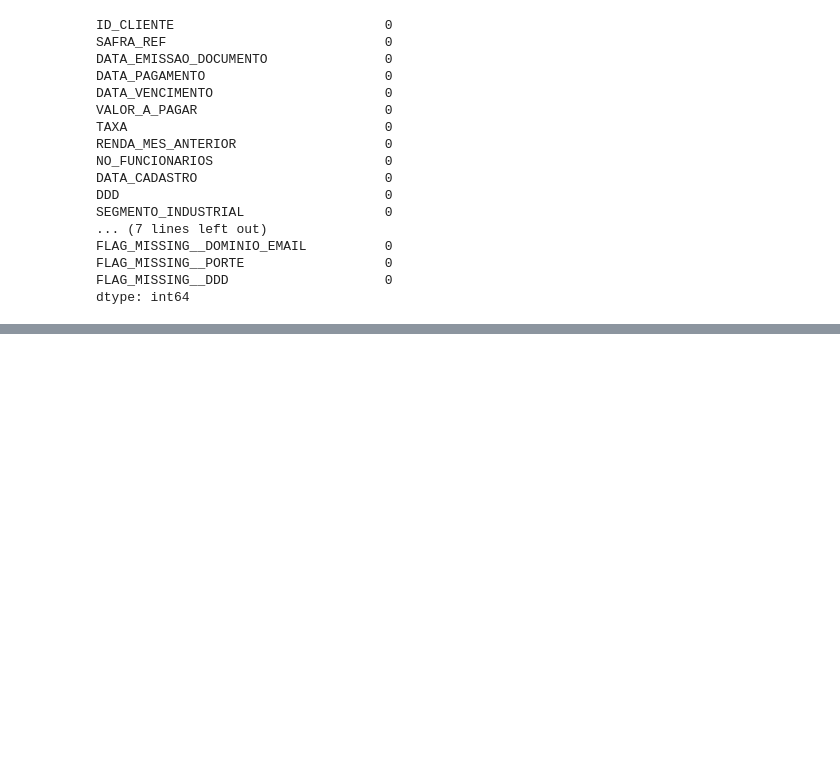
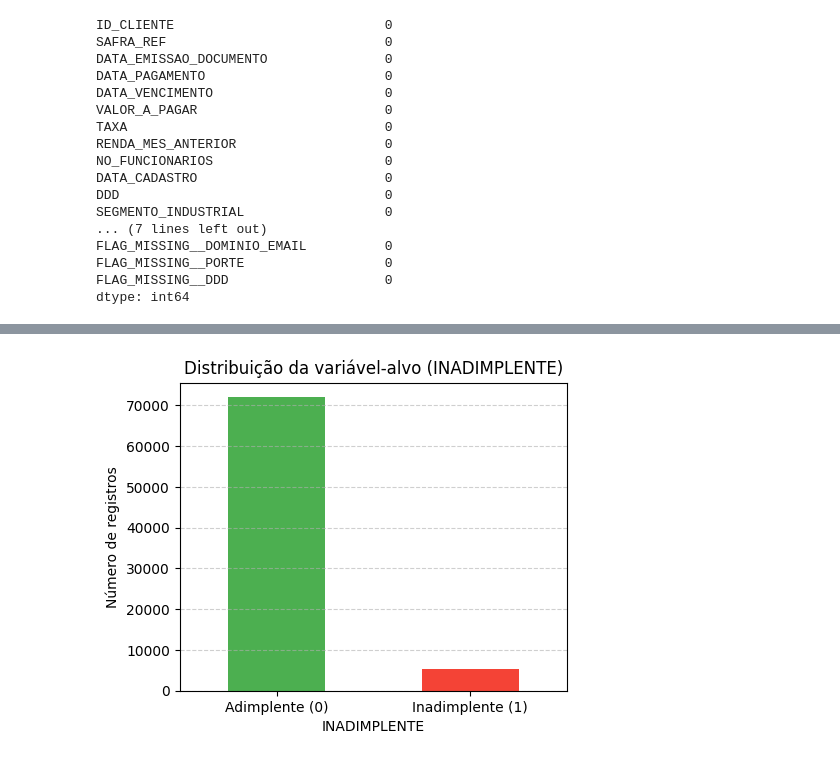
Before and after one commit to LunusMax/datarisk-case-ds-junior, a Jupyter notebook: datarisk_case.ipynb, the cells around one changed output, grey strips where cells are left out. Drawn from its saved outputs; the diff is of its cells as text; code cells hidden in the pictures; blank space fills up the shorter version.

```diff
--- a/datarisk_case.ipynb
+++ b/datarisk_case.ipynb
@@ -221,0 +240,26 @@ dtype: int64
+# %%
+# Criação da variável de atraso e da variável-alvo (INADIMPLENTE)
+
+# Calcular o atraso em dias entre pagamento e vencimento
+df_modelagem['ATRASO'] = (df_modelagem['DATA_PAGAMENTO'] - df_modelagem['DATA_VENCIMENTO']).dt.days
+
+# Tratar pagamentos adiantados (atraso negativo)
+# Substituir valores negativos por zero (não há "atraso negativo)
+df_modelagem['ATRASO'] = df_modelagem['ATRASO'].clip(lower=0)
+
+# Criar variável-alvo INADIMPLENTE (1 se atraso > 0, 0 caso contrário)
+df_modelagem['INADIMPLENTE'] = (df_modelagem['ATRASO'] >= 5).astype(int)
+# %%
+# Visualização da proporção de adimplentes x inadimplentes
+
+plt.figure(figsize=(5,4))
+df_modelagem['INADIMPLENTE'].value_counts().plot(
+    kind='bar', color=['#4CAF50', '#F44336'], rot=0
+)
+plt.title('Distribuição da variável-alvo (INADIMPLENTE)')
+plt.xticks(ticks=[0, 1], labels=['Adimplente (0)', 'Inadimplente (1)'])
+plt.ylabel('Número de registros')
+plt.grid(axis='y', linestyle='--', alpha=0.6)
+plt.show()
+# %% [output]
+[figure, added]
```
Also changed, not shown: parts of 14 cells of this notebook.
